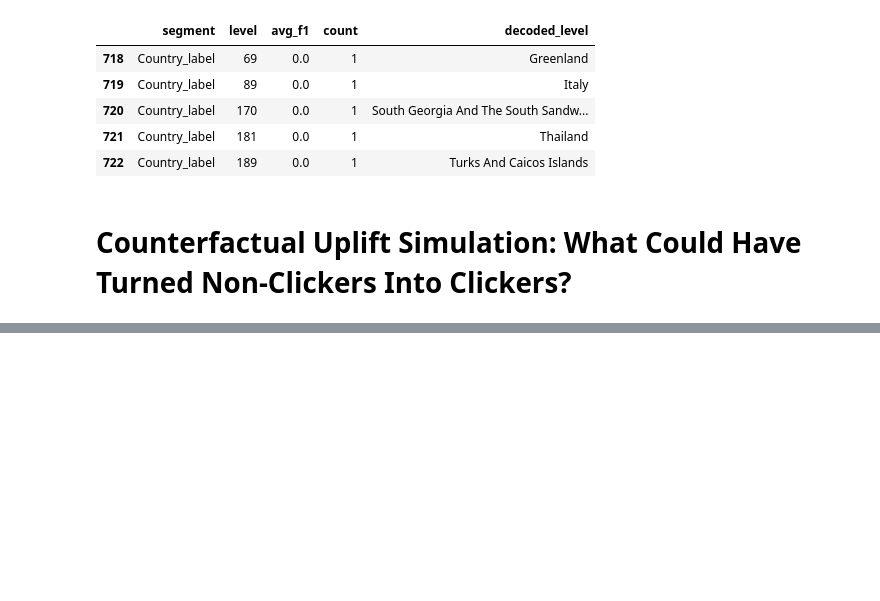
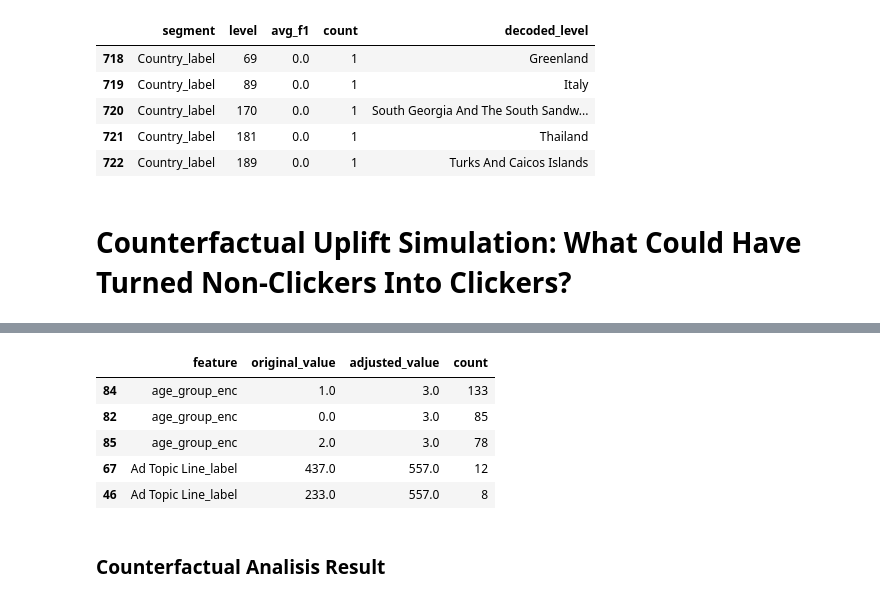
Before and after one commit to munas-git/EmailCTR-EDA-Counterfactuals, a Jupyter notebook: analysis.ipynb, the cells around one changed output, grey strips where cells are left out. Drawn from its saved outputs; the diff is of its cells as text; code cells hidden in the pictures; blank space fills up the shorter version.

```diff
--- a/analysis.ipynb
+++ b/analysis.ipynb
@@ -1096,0 +1205,16 @@ low_performance_countries.head()
+# %%
+converted_cf = cf_df[cf_df['improved_prob'] >= 0.5]
+
+feature_adjustment_counts = Counter()
+for cf_long_df in converted_cf['counterfactuals']:
+    # filtering only adjusted features (adjusted_value != '-')
+    adjusted_rows = cf_long_df[cf_long_df['adjusted_value'] != '-']
+
+    # count each adjusted feature name
+    feature_adjustment_counts.update(adjusted_rows['feature_name'])
+
+# sort list desc
+sorted_features = feature_adjustment_counts.most_common()
+print('Feature adjustment counts leading to improved conversion (>0.5 predicted probability):\n')
+for feature, count in sorted_features:
+    print(f"{feature}: {count}")
@@ -1096,0 +1229,28 @@ low_performance_countries.head()
+# %%
+converted_cf = cf_df[cf_df['improved_prob'] >= 0.5]
+
+rows = []
+for cf_long_df in converted_cf['counterfactuals']:
+    adjusted_rows = cf_long_df[cf_long_df['adjusted_value'] != '-']
+    for _, row in adjusted_rows.iterrows():
+        rows.append({
+            'feature': row['feature_name'],
+            'original_value': row['feature_value'],
+            'adjusted_value': row['adjusted_value']})
+
+changes_df = pd.DataFrame(rows)
+summary_df = (
+    changes_df
+    .groupby(['feature', 'original_value', 'adjusted_value'])
+    .size()
+    .reset_index(name = 'count')
+    .sort_values(by = 'count', ascending = False))
+# %%
+summary_df.head()
+# %% [output]
+|  | feature | original_value | adjusted_value | count |
+| 84 | age_group_enc | 1.0 | 3.0 | 133 |
+| 82 | age_group_enc | 0.0 | 3.0 | 85 |
+| 85 | age_group_enc | 2.0 | 3.0 | 78 |
+| 67 | Ad Topic Line_label | 437.0 | 557.0 | 12 |
+| 46 | Ad Topic Line_label | 233.0 | 557.0 | 8 |
@@ -1096,0 +1303,2 @@ low_performance_countries.head()
+# %% [markdown]
+### Counterfactual Analisis Result
```
Also changed, not shown: parts of 25 cells of this notebook.
